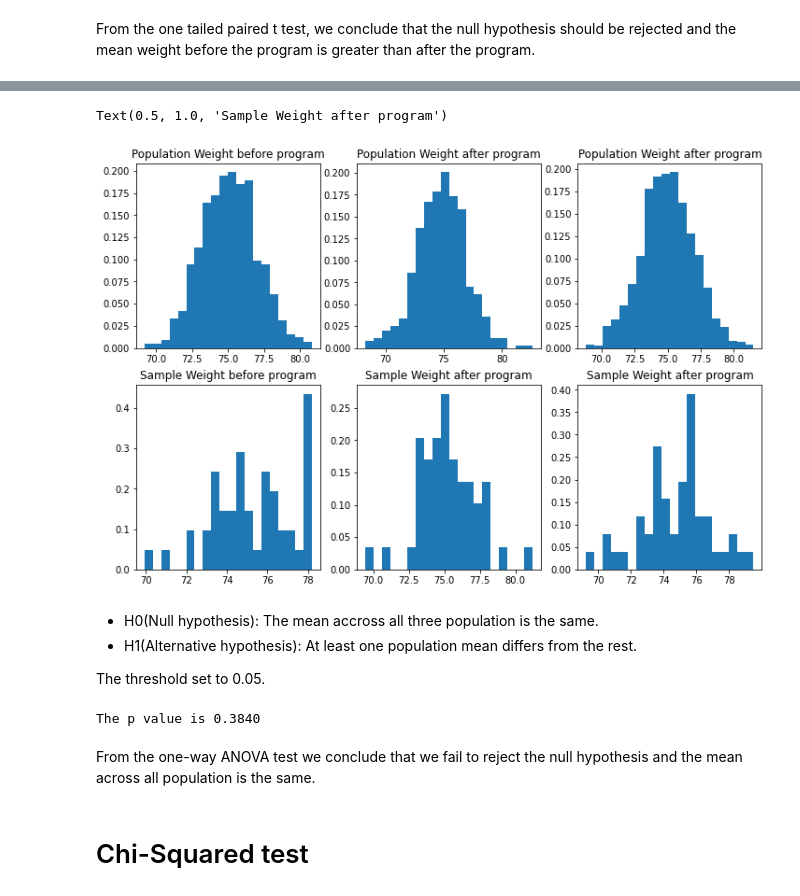
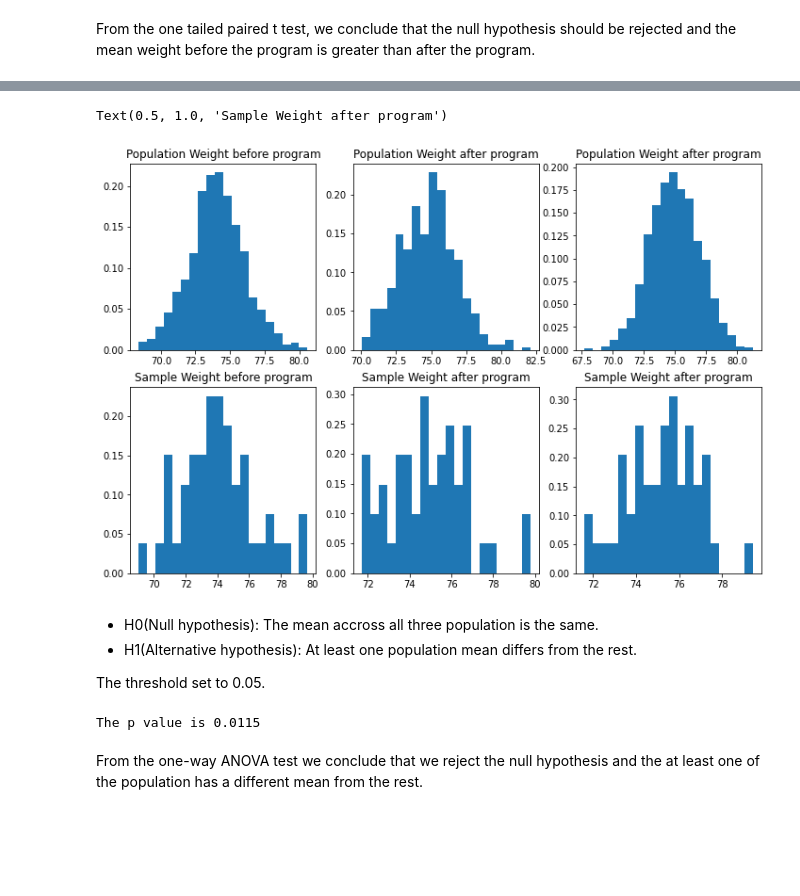
Before and after one commit to chris199713/Hypothesis_test, a Jupyter notebook: Hypothesis_testing.ipynb, the cells around one changed output, grey strips where cells are left out. Saved outputs shown, nothing was run; the diff lists cells and outputs as text; code cells hidden in the pictures; blank space fills up the shorter version.

Commit message:
Anova and chi-square

```diff
--- a/Hypothesis_testing.ipynb
+++ b/Hypothesis_testing.ipynb
@@ -731,41 +737,39 @@ One-way ANOVA (also known as “analysis of variance”) is a test that is used
 # %%
-population_1 = stats.norm.rvs(loc=75, scale=2, size=1000)
+population_1 = stats.norm.rvs(loc=74, scale=2, size=1000)
 population_2 = stats.norm.rvs(loc=75, scale=2, size=500)
 population_3 = stats.norm.rvs(loc=75, scale=2, size=1200)
 
 # random sample
 sample_1 = np.random.choice(population_1,size = 50)
 sample_2 = np.random.choice(population_2,size = 50)
 sample_3 = np.random.choice(population_3,size = 50)
 
 fig, ax = plt.subplots(nrows = 2, ncols = 3, figsize = (12,8))
 
 ax[0,0].hist(population_1, density=True, bins=20)
 ax[0,0].set_title('Population Weight before program')
 ax[0,1].hist(population_2, density=True, bins=20)
 ax[0,1].set_title('Population Weight after program')
 ax[0,2].hist(population_3, density=True, bins=20)
 ax[0,2].set_title('Population Weight after program')
 ax[1,0].hist(sample_1, density=True, bins=20)
 ax[1,0].set_title('Sample Weight before program')
 ax[1,1].hist(sample_2, density=True, bins=20)
 ax[1,1].set_title('Sample Weight after program')
 ax[1,2].hist(sample_3, density=True, bins=20)
 ax[1,2].set_title('Sample Weight after program')
 # %% [output]
 Text(0.5, 1.0, 'Sample Weight after program')
-[figure, old version]
+[figure, new version]
 # %% [markdown]
 - H0(Null hypothesis): The mean accross all three population is the same.
 - H1(Alternative hypothesis): At least one population mean differs from the rest.
 
 The threshold set to 0.05.
 # %%
-t_statistic, p_value = stats.f_oneway(sample_1, sample_2, sample_3)
+f_statistic, p_value = stats.f_oneway(sample_1, sample_2, sample_3)
 print(f'The p value is {p_value:.4f}')
 # %% [output]
-The p value is 0.3840
+The p value is 0.0115
 # %% [markdown]
-From the one-way ANOVA test we conclude that we fail to reject the null hypothesis and the mean across all population is the same.
+From the one-way ANOVA test we conclude that we reject the null hypothesis and the at least one of the population has a different mean from the rest.
-# %% [markdown]
-# Chi-Squared test
```
Also changed, not shown: parts of 10 cells of this notebook.
